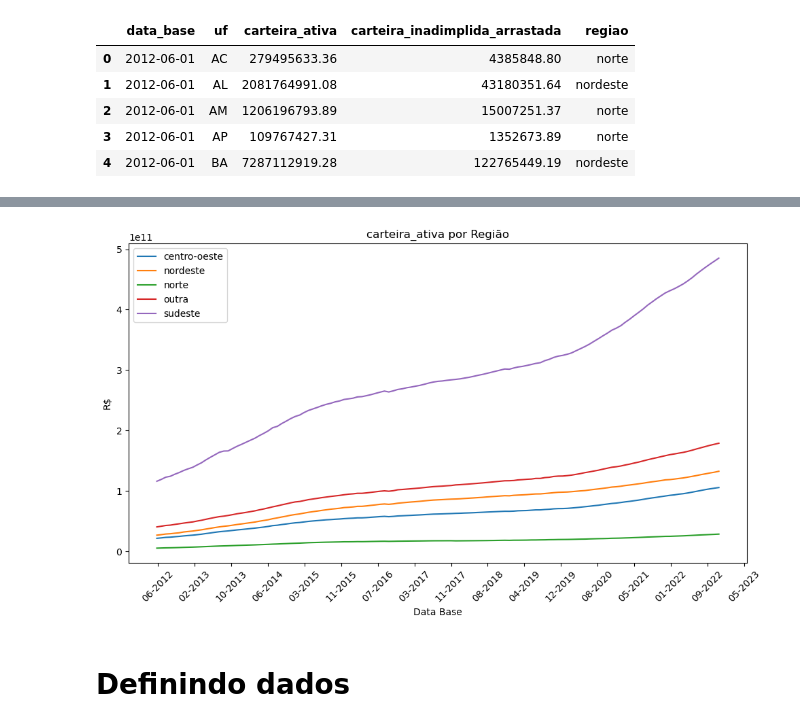
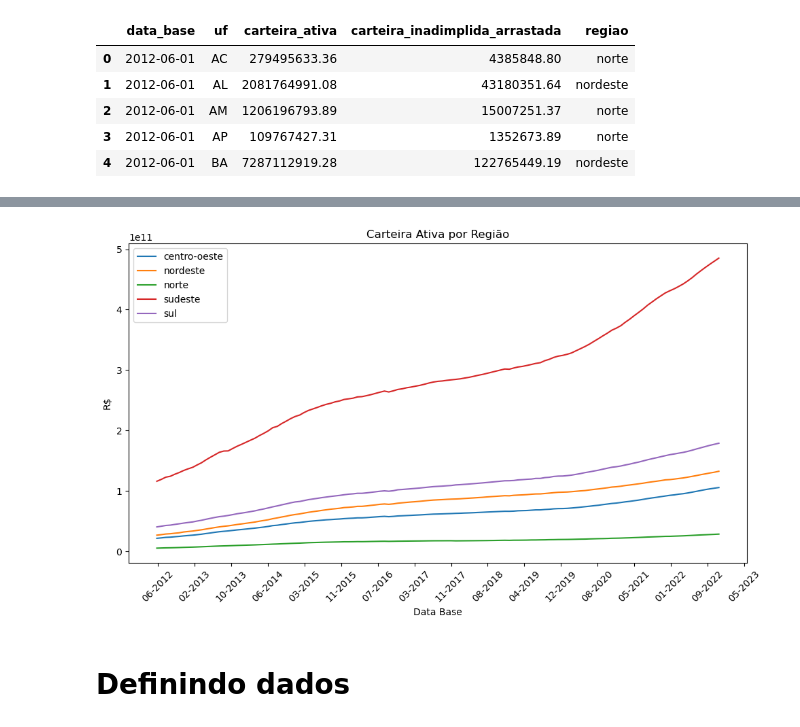
Before and after one commit to rwmacedo/projeto_scr, a Jupyter notebook: dissertacao2.ipynb, the cells around one changed output, grey strips where cells are left out. Saved outputs shown, nothing was run; the diff lists cells and outputs as text; code cells hidden in the pictures.

```diff
--- a/dissertacao2.ipynb
+++ b/dissertacao2.ipynb
@@ -706,5 +784,5 @@ plt.show()
 # %%
-df_renda_sem=df_renda[df_renda['origem']!='Com destinação específica']
+df_renda_sem=df_destinacao[df_destinacao['origem']!='Com destinação específica']
 df_renda_sem.tail()
 # %% [output]
 |  | data_base | renda | origem | carteira_ativa | carteira_inadimplida_arrastada |
@@ -774,17 +852,18 @@ ticket medio por faixa de renda
 #criar coluna 'renda'
 # Função para mapear os valores da coluna "porte" para os valores da coluna "renda"
 def mapear_renda(porte):
-    if porte.strip() in ['PF - Sem rendimento',  'PF - Até 1 salário mínimo', 'PF - Mais de 1 a 2 salários mínimos', 'PF - Indisponível']:
+    if porte.strip() in [ 'PF - Até 1 salário mínimo', 'PF - Mais de 1 a 2 salários mínimos','PF - Mais de 2 a 3 salários mínimos','PF - Sem rendimento','PF - Indisponível']:
         return "baixa"
-    elif porte.strip() in ['PF - Mais de 2 a 3 salários mínimos', 'PF - Mais de 3 a 5 salários mínimos']:
+    elif porte.strip() in ['PF - Mais de 3 a 5 salários mínimos', 'PF - Mais de 5 a 10 salários mínimos']:
         return "media"
-    elif porte.strip() in ['PF - Acima de 20 salários mínimos', 'PF - Mais de 10 a 20 salários mínimos',  'PF - Mais de 5 a 10 salários mínimos']:
+    elif porte.strip() in ['PF - Acima de 20 salários mínimos', 'PF - Mais de 10 a 20 salários mínimos']:
         return "alta"
-   # elif porte.strip() in ['PF - Sem rendimento', 'PF - Indisponível']:
-    #    return "alta"
+    #elif porte.strip() in ['PF - Sem rendimento']:
+    #    return "Sem Renda"
     else:
         return "outros"  # Caso haja algum valor não mapeado
 
+
 # Aplicando a função para criar a coluna "renda"
 df_sup15['renda'] = df_sup15['porte'].apply(mapear_renda)
 # %%
@@ -880,3 +970,27 @@ plt.tight_layout()
 plt.show()
 # %% [output]
 [figure]
+# %%
+# Plotando o gráfico
+plt.figure(figsize=(10, 6))
+
+for porte in df_ocupacao['ocupacao'].unique():
+    df_porte = df_ocupacao[df_ocupacao['ocupacao'] == porte]
+    plt.plot(df_porte['data_base'], df_porte['inadimplencia'], label=porte)
+
+# Configurando os rótulos dos eixos x e y
+plt.xlabel('Data Base')
+plt.ylabel('Valores da Carteira Ativa')
+plt.title('Inadimplencia por Ocupação')
+
+# Adicionando uma legenda
+plt.legend()
+
+# Exibindo o gráfico
+plt.xticks(rotation=45)
+plt.gca().xaxis.set_major_locator(plt.MaxNLocator(20))  # Define o número máximo de rótulos no eixo x
+plt.gca().xaxis.set_major_formatter(plt.matplotlib.dates.DateFormatter('%m-%Y'))
+
+plt.savefig('grafico_' + plt.gca().get_title().replace(' ', '_') + '.png')
+plt.tight_layout()
+plt.show()
@@ -1264,6 +1380,8 @@ for idx, row in df_estado.iterrows():
         df_estado.at[idx, 'regiao'] = 'centro-oeste'
     elif uf in ['PI', 'MA', 'PE', 'RN', 'PB', 'CE', 'BA', 'AL', 'SE']:
         df_estado.at[idx, 'regiao'] = 'nordeste'
+    elif uf in ['PR', 'SC', 'RS']:
+        df_estado.at[idx, 'regiao'] = 'sul'
     else:
         df_estado.at[idx, 'regiao'] = 'outra'
 
@@ -1315,29 +1439,29 @@ plt.show()
 # %%
 # Plotando o gráfico
 plt.figure(figsize=(10, 6))
 
 for porte in df_regiao['regiao'].unique():
     df_porte = df_regiao[df_regiao['regiao'] == porte]
     plt.plot(df_porte['data_base'], df_porte['carteira_ativa'], label=porte)
 
 # Configurando os rótulos dos eixos x e y
 plt.xlabel('Data Base')
 plt.ylabel('R$')
-plt.title('carteira_ativa por Região')
+plt.title('Carteira Ativa por Região')
 
 # Adicionando uma legenda
 plt.legend()
 
 # Exibindo o gráfico
 plt.xticks(rotation=45)
 plt.gca().xaxis.set_major_locator(plt.MaxNLocator(20))  # Define o número máximo de rótulos no eixo x
 plt.gca().xaxis.set_major_formatter(plt.matplotlib.dates.DateFormatter('%m-%Y'))
 
 plt.savefig('grafico_' + plt.gca().get_title().replace(' ', '_') + '.png')
 plt.tight_layout()
 plt.show()
 # %% [output]
-[figure, old version]
+[figure, new version]
 # %% [markdown]
 # Definindo dados
 # %%
```
Also changed, not shown: parts of 66 cells of this notebook, 19 other files.
